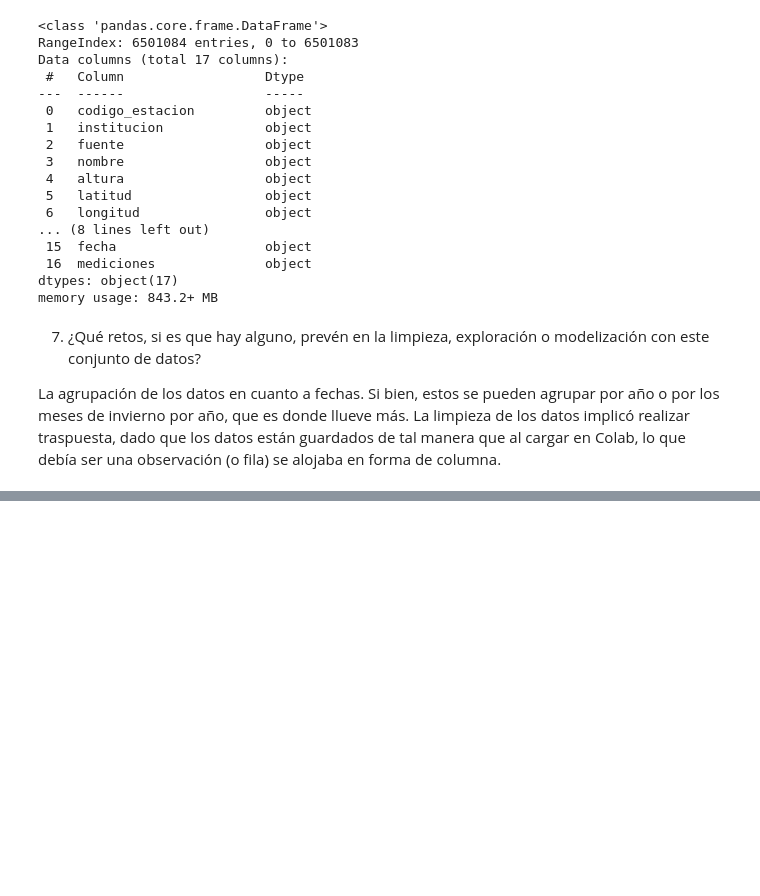
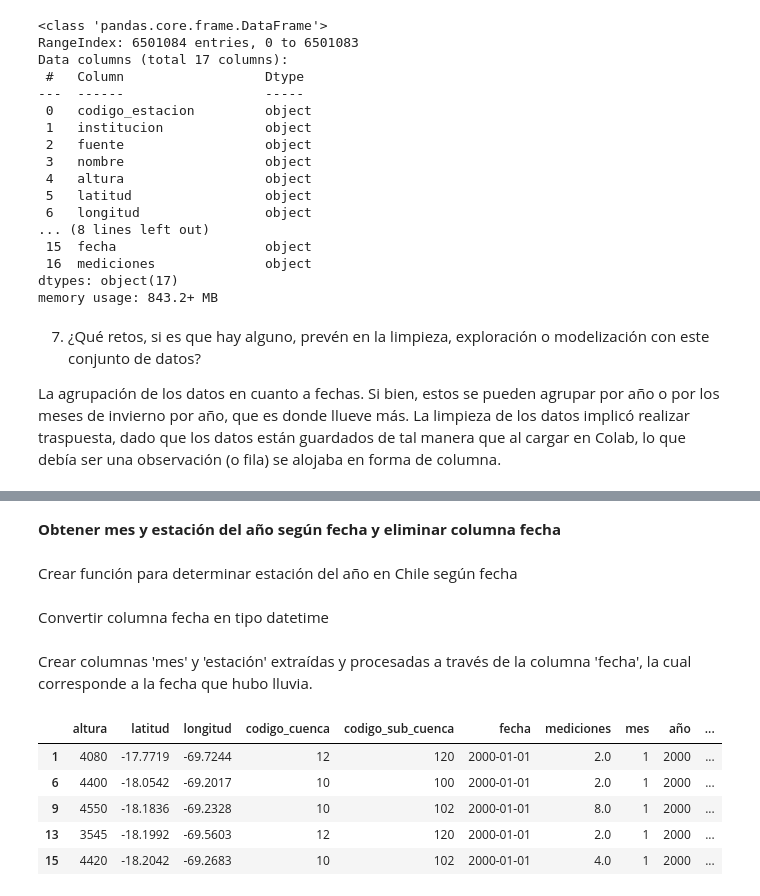
Before and after one commit to chernandezrojas1991/project-2-ml-precipitation-by-day-chile, a Jupyter notebook: project_2_ml_precipitation_by_day.ipynb, the cells around one changed output, grey strips where cells are left out. Drawn from its saved outputs; the diff is of its cells as text; code cells hidden in the pictures; blank space fills up the shorter version.

Commit message:
cleaning assign to instructor suggestion

```diff
--- a/project_2_ml_precipitation_by_day.ipynb
+++ b/project_2_ml_precipitation_by_day.ipynb
@@ -99,0 +150,2 @@ La agrupación de los datos en cuanto a fechas. Si bien, estos se pueden agrupar
+# %%
+df_precip_clean.drop(['codigo_estacion', 'institucion', 'fuente', 'nombre', 'nombre_cuenca', 'nombre_sub_cuenca', 'cantidad_observaciones', 'inicio_observaciones', 'fin_observaciones', 'inicio_automatica' ], axis=1, inplace=True)
@@ -99,0 +183,4 @@ La agrupación de los datos en cuanto a fechas. Si bien, estos se pueden agrupar
+# %%
+df_precip_clean = df_precip_clean[df_precip_clean['mediciones'] != -9999]
+df_precip_clean = df_precip_clean[df_precip_clean['mediciones'] != 0.00]
+df_precip_clean['mediciones'].value_counts()
@@ -99,0 +201,35 @@ La agrupación de los datos en cuanto a fechas. Si bien, estos se pueden agrupar
+# %% [markdown]
+**Obtener mes y estación del año según fecha y eliminar columna fecha**
+# %% [markdown]
+Crear función para determinar estación del año en Chile según fecha
+# %%
+def obtener_estacion_chile(fecha):
+    mes = fecha.month
+    dia = fecha.day
+    if (mes == 12 and dia >= 21) or (mes in [1, 2]) or (mes == 3 and dia <= 20):
+        return 'Verano'
+    elif (mes == 3 and dia >= 21) or (mes in [4, 5]) or (mes == 6 and dia <= 20):
+        return 'Otoño'
+    elif (mes == 6 and dia >= 21) or (mes in [7, 8]) or (mes == 9 and dia <= 20):
+        return 'Invierno'
+    else:
+        return 'Primavera'
+# %% [markdown]
+Convertir columna fecha en tipo datetime
+# %%
+df_precip_clean['fecha'] = pd.to_datetime(df_precip_clean['fecha'])
+# %% [markdown]
+Crear columnas 'mes' y 'estación' extraídas y procesadas a través de la columna 'fecha', la cual corresponde a la fecha que hubo lluvia.
+# %%
+df_precip_clean['mes'] = df_precip_clean['fecha'].dt.month
+df_precip_clean['año'] = df_precip_clean['fecha'].dt.year
+df_precip_clean['estacion'] = df_precip_clean['fecha'].apply(obtener_estacion_chile)
+#Verificar conversión y columnas nuevas
+df_precip_clean.head()
+# %% [output]
+|  | altura | latitud | longitud | codigo_cuenca | codigo_sub_cuenca | fecha | mediciones | mes | año | ... |
+| 1 | 4080 | -17.7719 | -69.7244 | 12 | 120 | 2000-01-01 | 2.0 | 1 | 2000 | ... |
+| 6 | 4400 | -18.0542 | -69.2017 | 10 | 100 | 2000-01-01 | 2.0 | 1 | 2000 | ... |
+| 9 | 4550 | -18.1836 | -69.2328 | 10 | 102 | 2000-01-01 | 8.0 | 1 | 2000 | ... |
+| 13 | 3545 | -18.1992 | -69.5603 | 12 | 120 | 2000-01-01 | 2.0 | 1 | 2000 | ... |
+| 15 | 4420 | -18.2042 | -69.2683 | 10 | 102 | 2000-01-01 | 4.0 | 1 | 2000 | ... |
```
Also changed, not shown: parts of 22 cells of this notebook.
